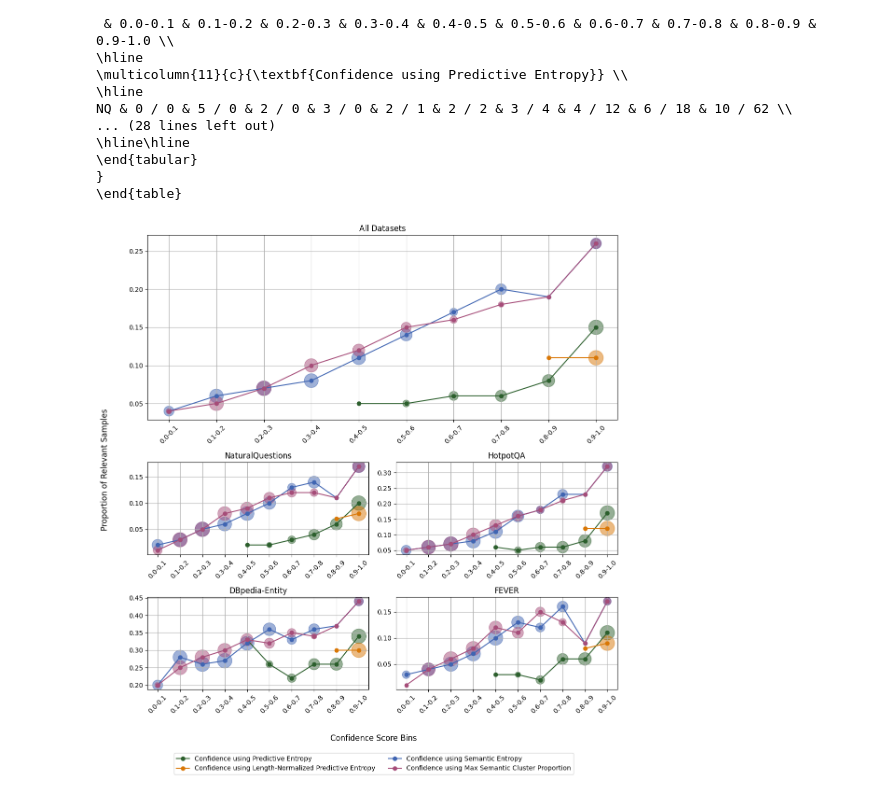
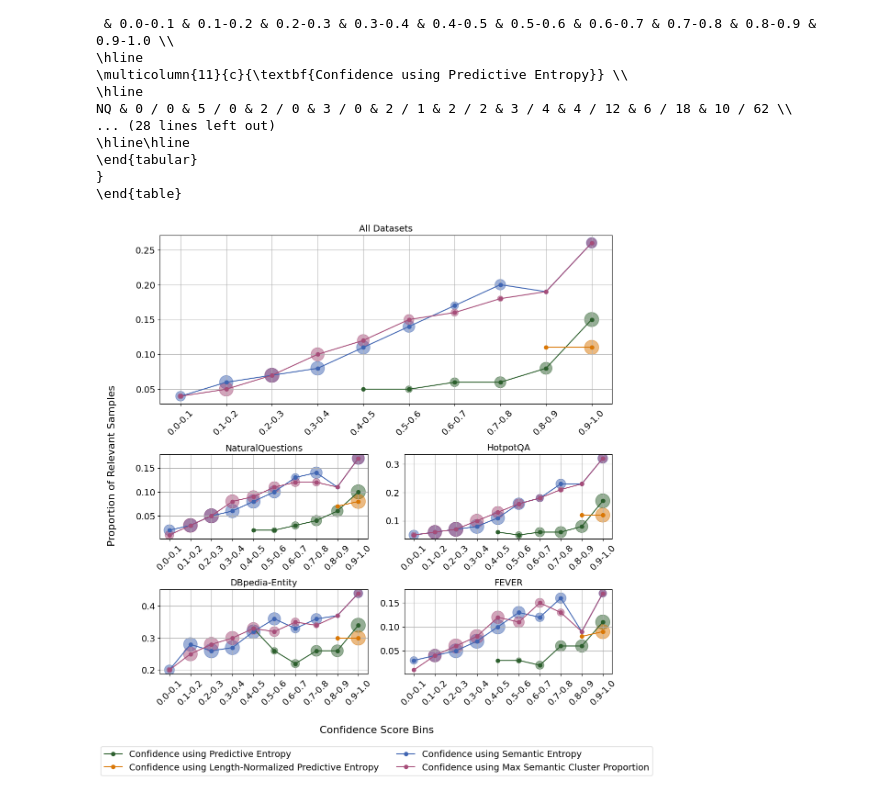
Before and after one commit to zerocpp/ranking-via-confidence, a Jupyter notebook: qwen7b-calib.ipynb, the cells around one changed output. Cells and saved outputs as stored; diff of their text form; code cells hidden in the pictures.

```diff
--- a/qwen7b-calib.ipynb
+++ b/qwen7b-calib.ipynb
@@ -10,7 +10,7 @@ percent_file = f"data/new/{output_prefix}percent.csv"
 
 latex_file = f"data/new/{output_prefix}table.tex"
 
-figure_path = f"data/new/{output_prefix}percent-figure.pdf"
+figure_path = f"data/new/Figure_3_qwen7b-calib.pdf"
 # %%
 import pandas as pd
 
@@ -254,9 +254,10 @@ def plot_calibration_curve(ax, df, dataset_name):
             ax.scatter(x_positions, relevant_percentages, s=normalized_sizes,
                       color=color_mapping[metric], alpha=0.5)
 
-    ax.set_title(new_dataset_mapping[dataset_name])
+    ax.set_title(new_dataset_mapping[dataset_name], fontsize=14)
     ax.set_xticks(range(len(bin_labels)))
-    ax.set_xticklabels(bin_labels, rotation=45)
+    ax.set_xticklabels(bin_labels, rotation=45, fontsize=14)
+    ax.tick_params(axis='y', labelsize=14)
     ax.grid(True)
     return ax
 
@@ -266,34 +267,34 @@ gs = gridspec.GridSpec(3, 2, height_ratios=[2, 1, 1], width_ratios=[1, 1])
 
 # Darw "All Datasets"
 big_ax = fig.add_subplot(gs[0, :])
 plot_calibration_curve(big_ax, df, 'all')
 
 # Draw individual datasets
 individual_datasets = ['nq', 'hotpotqa', 'dbpedia-entity', 'fever']
 for i, dataset_name in enumerate(individual_datasets):
     row = (i // 2) + 1
     col = i % 2
     ax = fig.add_subplot(gs[row, col])
     plot_calibration_curve(ax, df, dataset_name)
 
 # remove x and y labels from all axes
 for ax in fig.axes:
     ax.set_xlabel('')
     ax.set_ylabel('')
 
 # add shared x-axis label
-fig.text(0.5, 0.02, 'Confidence Score Bins', ha='center', va='center', fontsize=12)
+fig.text(0.5, 0.02, 'Confidence Score Bins', ha='center', va='center', fontsize=16)
 
 # add shared y-axis label
-fig.text(0.02, 0.5, 'Proportion of Relevant Samples', ha='center', va='center', rotation='vertical', fontsize=12)
+fig.text(0.02, 0.5, 'Proportion of Relevant Samples', ha='center', va='center', rotation='vertical', fontsize=16)
 
 # add legend to the big_ax
 handles, labels = big_ax.get_legend_handles_labels()
-fig.legend(handles, labels, loc='lower center', ncol=2, bbox_to_anchor=(0.5, -0.05))
+fig.legend(handles, labels, loc='lower center', ncol=2, bbox_to_anchor=(0.5, -0.07), fontsize=14)
 
 # adjust layout to make room for the legend
 plt.tight_layout(rect=[0.05, 0.05, 0.95, 0.95])
 plt.savefig(figure_path, bbox_inches='tight')
 plt.show()
 # %% [output]
-[figure, old version]
+[figure, new version]
```
Also changed, not shown: 2 other files.
